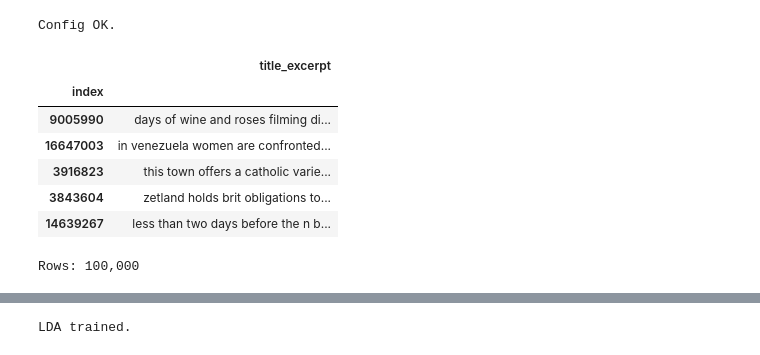
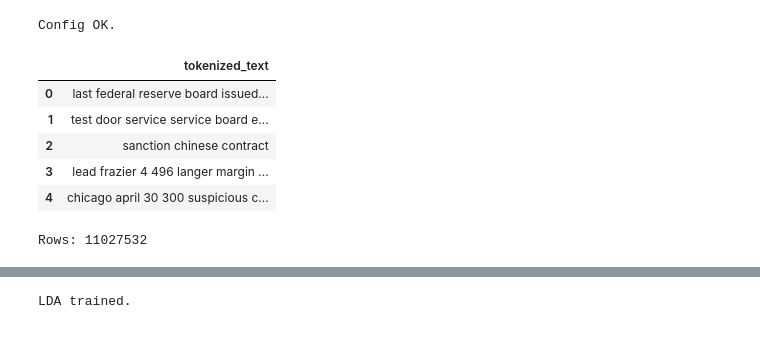
Before and after one commit to AutumnEvans418/in-data-we-trust, a Jupyter notebook: src/reports/lda_training.ipynb, the cells around one changed output, grey strips where cells are left out. Drawn from its saved outputs; the diff is of its cells as text; code cells hidden in the pictures.

```diff
--- a/src/reports/lda_training.ipynb
+++ b/src/reports/lda_training.ipynb
@@ -1,10 +1,10 @@
 # %%
 # ====== CONFIG (EDIT THESE) ======
-DATA_PATH      = "/Users/ahirmansi1301gmail.com/Documents/in-data-we-trust/src/clean_data/clean_data_sample_100000.parquet"  # <-- set your .parquet path
-TEXT_COL       = "title_excerpt"                       # <-- set your text column name
-N_TOPICS       = 10                           # try 5/10/15 depending on your data size
-N_TOP_WORDS    = 15                           # top words to show per topic
-MAX_FEATURES   = 10000                        # vocab cap (bag-of-words)
+DATA_PATH      = "/Users/ahirmansi1301gmail.com/Documents/in-data-we-trust/src/clean_data/lemmatized_tokenized_data.csv"  # <-- set your .parquet path
+TEXT_COL       = "tokenized_text"                       # <-- set your text column name
+N_TOPICS       = 30                           # try 5/10/15 depending on your data size
+N_TOP_WORDS    = 20                           # top words to show per topic
+MAX_FEATURES   = 30000                        # vocab cap (bag-of-words)
 
 # ====== IMPORTS ======
 import os
@@ -24,17 +24,61 @@ print("Config OK.")
 # %% [output]
 Config OK.
 # %%
-df = pd.read_parquet('/Users/ahirmansi1301gmail.com/Documents/in-data-we-trust/src/clean_data/clean_data_sample_100000.parquet')
-assert TEXT_COL in df.columns, f"Column '{TEXT_COL}' not found. Available: {list(df.columns)}"
+import ast
+import json
+
+df = pd.read_csv(
+    "/Users/ahirmansi1301gmail.com/Documents/in-data-we-trust/src/clean_data/lemmatized_tokenized_data.csv"
+)
+
+# Remove index-like column if present
+if "Unnamed: 0" in df.columns:
+    df = df.drop(columns=["Unnamed: 0"])
+
+assert TEXT_COL in df.columns, f"Column '{TEXT_COL}' not found. Available: {list(df.columns)[:12]}..."
+
+# Normalize tokens into plain space-separated strings
+def to_text(s):
+    if pd.isna(s):
+        return ""
+    if isinstance(s, list):
+        return " ".join(map(str, s))
+    if isinstance(s, str):
+        txt = s.strip()
+
+        # Already space-separated tokens? (most common)
+        if (" " in txt) and not txt.startswith("[") and not txt.startswith("{"):
+            return txt
+
+        # Python list string: "['word','word']"
+        try:
+            py_list = ast.literal_eval(txt)
+            if isinstance(py_list, list):
+                return " ".join(map(str, py_list))
+        except Exception:
+            pass
+
+        # JSON list string: '["word","word"]'
+        try:
+            js = json.loads(txt)
+            if isinstance(js, list):
+                return " ".join(map(str, js))
+        except Exception:
+            pass
+
+        return txt
+
+    return str(s)
+
+df[TEXT_COL] = df[TEXT_COL].apply(to_text)
 
 display(df[[TEXT_COL]].head(5))
-print(f"Rows: {len(df):,}")
+print("Rows:", len(df))
 # %% [output]
-|  | title_excerpt |
-| index |  |
-| 9005990 | days of wine and roses filming di... |
-| 16647003 | in venezuela women are confronted... |
-| 3916823 | this town offers a catholic varie... |
-| 3843604 | zetland holds brit obligations to... |
-| 14639267 | less than two days before the n b... |
+|  | tokenized_text |
+| 0 | last federal reserve board issued... |
+| 1 | test door service service board e... |
+| 2 | sanction chinese contract |
+| 3 | lead frazier 4 496 langer margin ... |
+| 4 | chicago april 30 300 suspicious c... |
-Rows: 100,000
+Rows: 11027532
```
Also changed, not shown: parts of 18 cells of this notebook, 5 other files.
